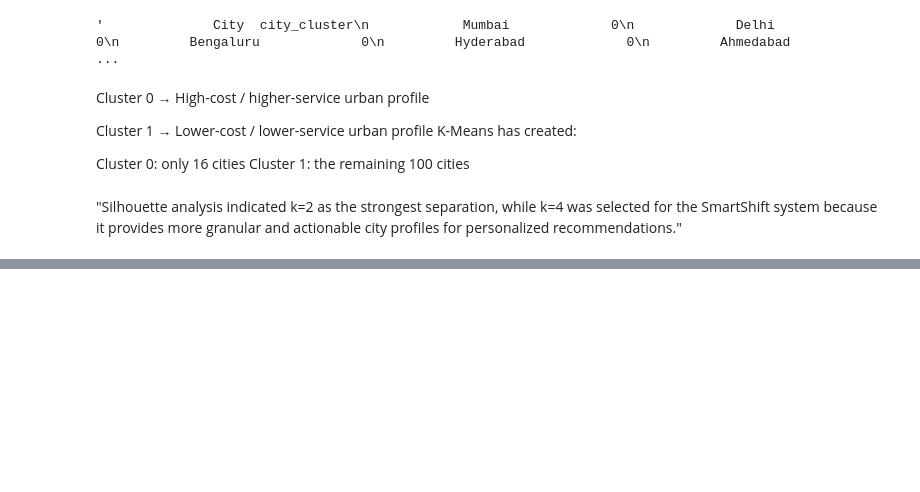
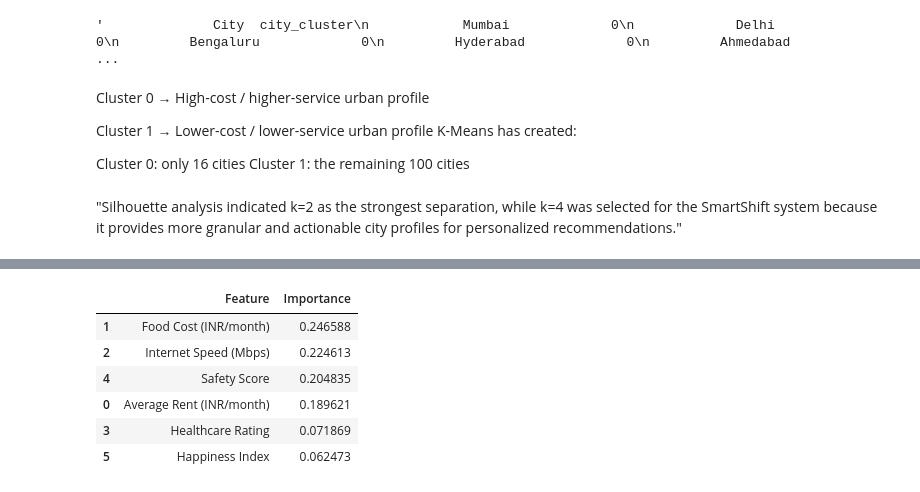
Before and after one commit to YUVRAJRANA10/SmartShift-AI, a Jupyter notebook: notebooks/05_ML_modeling.ipynb, the cells around one changed output, grey strips where cells are left out. Cells and saved outputs as stored; diff of their text form; code cells hidden in the pictures; blank space fills up the shorter version.

```diff
--- a/notebooks/05_ML_modeling.ipynb
+++ b/notebooks/05_ML_modeling.ipynb
@@ -308,0 +333,10 @@ print("y shape:", y.shape)
+# %%
+from sklearn.linear_model import LinearRegression
+
+lr_model = LinearRegression()
+
+lr_model.fit(X_train, y_train)
+
+y_pred_lr = lr_model.predict(X_test)
+
+print("Linear Regression trained successfully.")
@@ -308,0 +389,16 @@ print("y shape:", y.shape)
+# %%
+from sklearn.ensemble import RandomForestRegressor
+
+rf_model = RandomForestRegressor(
+    n_estimators=200,
+    random_state=42,
+    max_depth=None,
+    min_samples_split=2,
+    n_jobs=-1
+)
+
+rf_model.fit(X_train, y_train)
+
+y_pred_rf = rf_model.predict(X_test)
+
+print("Random Forest trained successfully.")
@@ -308,0 +435,18 @@ print("y shape:", y.shape)
+# %%
+feature_importance = pd.DataFrame({
+    "Feature": X.columns,
+    "Importance": rf_model.feature_importances_
+}).sort_values(
+    by="Importance",
+    ascending=False
+)
+
+feature_importance
+# %% [output]
+|  | Feature | Importance |
+| 1 | Food Cost (INR/month) | 0.246588 |
+| 2 | Internet Speed (Mbps) | 0.224613 |
+| 4 | Safety Score | 0.204835 |
+| 0 | Average Rent (INR/month) | 0.189621 |
+| 3 | Healthcare Rating | 0.071869 |
+| 5 | Happiness Index | 0.062473 |
```
Also changed, not shown: parts of 11 cells of this notebook, 16 other files.
